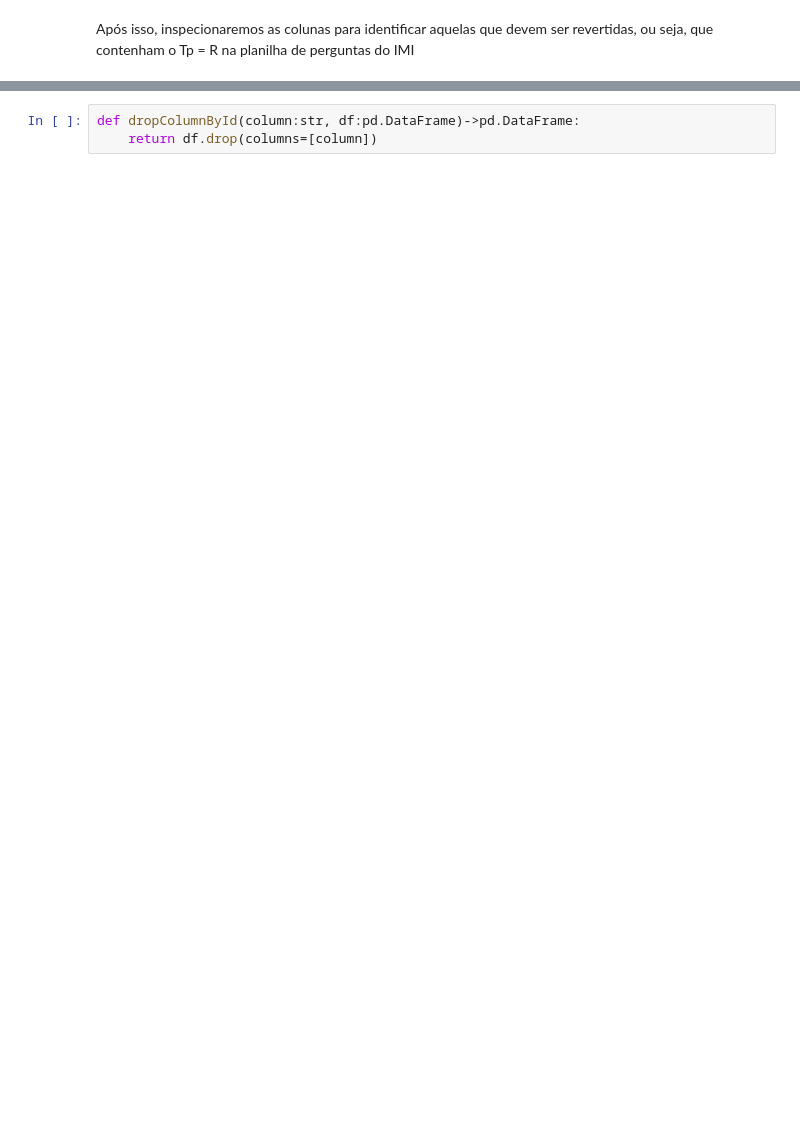
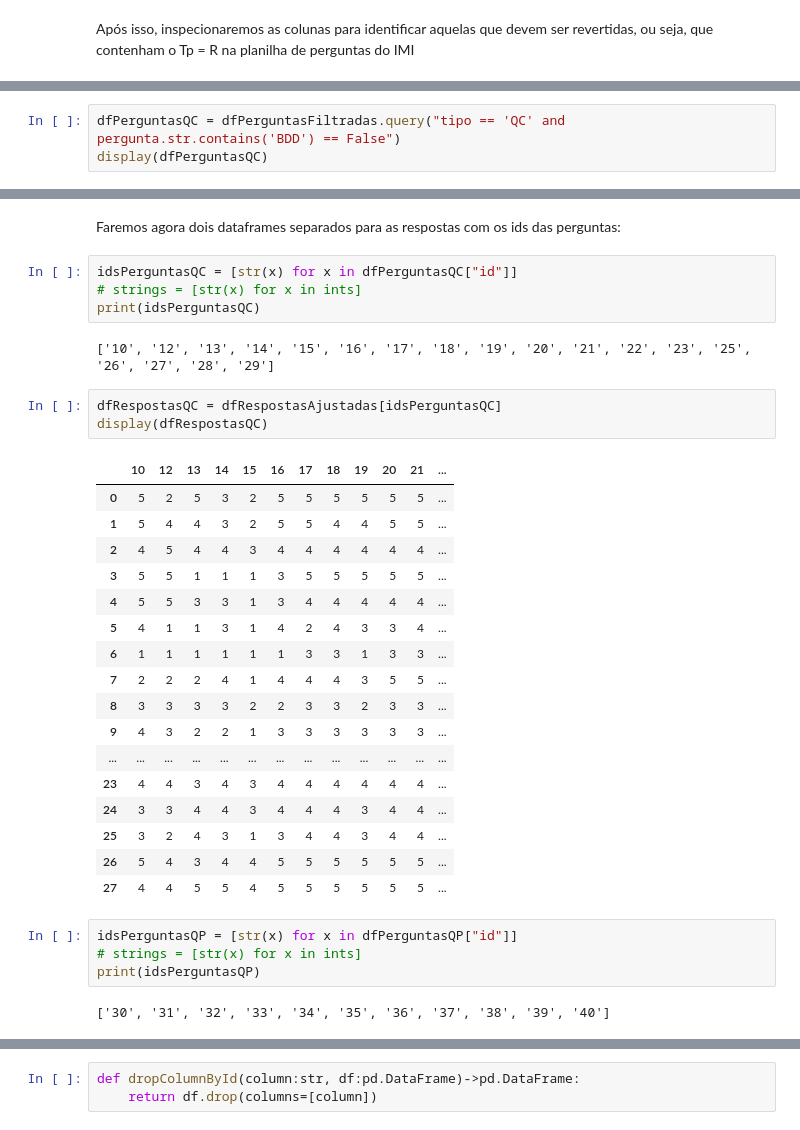
Before and after one commit to demetriusjube/ppca-engenharia-requisitos, a Jupyter notebook: analise-respostas.ipynb, the cells around one changed output, grey strips where cells are left out. Saved outputs shown, nothing was run; the diff lists cells and outputs as text; blank space fills up the shorter version.

```diff
--- a/analise-respostas.ipynb
+++ b/analise-respostas.ipynb
@@ -273,0 +293,3 @@ Com esses valores, podemos fazer agora o cálculo do Alpha de Cronbach:
+# %%
+dfPerguntasQC = dfPerguntasFiltradas.query("tipo == 'QC' and pergunta.str.contains('BDD') == False")
+display(dfPerguntasQC)
@@ -273,0 +330,35 @@ Com esses valores, podemos fazer agora o cálculo do Alpha de Cronbach:
+# %% [markdown]
+Faremos agora dois dataframes separados para as respostas com os ids das perguntas:
+# %%
+idsPerguntasQC = [str(x) for x in dfPerguntasQC["id"]]
+# strings = [str(x) for x in ints]
+print(idsPerguntasQC)
+# %% [output]
+['10', '12', '13', '14', '15', '16', '17', '18', '19', '20', '21', '22', '23', '25', '26', '27', '28', '29']
+# %%
+dfRespostasQC = dfRespostasAjustadas[idsPerguntasQC]
+display(dfRespostasQC)
+# %% [output]
+|  | 10 | 12 | 13 | 14 | 15 | 16 | 17 | 18 | 19 | 20 | 21 | ... |
+| 0 | 5 | 2 | 5 | 3 | 2 | 5 | 5 | 5 | 5 | 5 | 5 | ... |
+| 1 | 5 | 4 | 4 | 3 | 2 | 5 | 5 | 4 | 4 | 5 | 5 | ... |
+| 2 | 4 | 5 | 4 | 4 | 3 | 4 | 4 | 4 | 4 | 4 | 4 | ... |
+| 3 | 5 | 5 | 1 | 1 | 1 | 3 | 5 | 5 | 5 | 5 | 5 | ... |
+| 4 | 5 | 5 | 3 | 3 | 1 | 3 | 4 | 4 | 4 | 4 | 4 | ... |
+| 5 | 4 | 1 | 1 | 3 | 1 | 4 | 2 | 4 | 3 | 3 | 4 | ... |
+| 6 | 1 | 1 | 1 | 1 | 1 | 1 | 3 | 3 | 1 | 3 | 3 | ... |
+| 7 | 2 | 2 | 2 | 4 | 1 | 4 | 4 | 4 | 3 | 5 | 5 | ... |
+| 8 | 3 | 3 | 3 | 3 | 2 | 2 | 3 | 3 | 2 | 3 | 3 | ... |
+| 9 | 4 | 3 | 2 | 2 | 1 | 3 | 3 | 3 | 3 | 3 | 3 | ... |
+| ... | ... | ... | ... | ... | ... | ... | ... | ... | ... | ... | ... | ... |
+| 23 | 4 | 4 | 3 | 4 | 3 | 4 | 4 | 4 | 4 | 4 | 4 | ... |
+| 24 | 3 | 3 | 4 | 4 | 3 | 4 | 4 | 4 | 3 | 4 | 4 | ... |
+| 25 | 3 | 2 | 4 | 3 | 1 | 3 | 4 | 4 | 3 | 4 | 4 | ... |
+| 26 | 5 | 4 | 3 | 4 | 4 | 5 | 5 | 5 | 5 | 5 | 5 | ... |
+| 27 | 4 | 4 | 5 | 5 | 4 | 5 | 5 | 5 | 5 | 5 | 5 | ... |
+# %%
+idsPerguntasQP = [str(x) for x in dfPerguntasQP["id"]]
+# strings = [str(x) for x in ints]
+print(idsPerguntasQP)
+# %% [output]
+['30', '31', '32', '33', '34', '35', '36', '37', '38', '39', '40']
```
Also changed, not shown: parts of 32 cells of this notebook, 1 other file.
